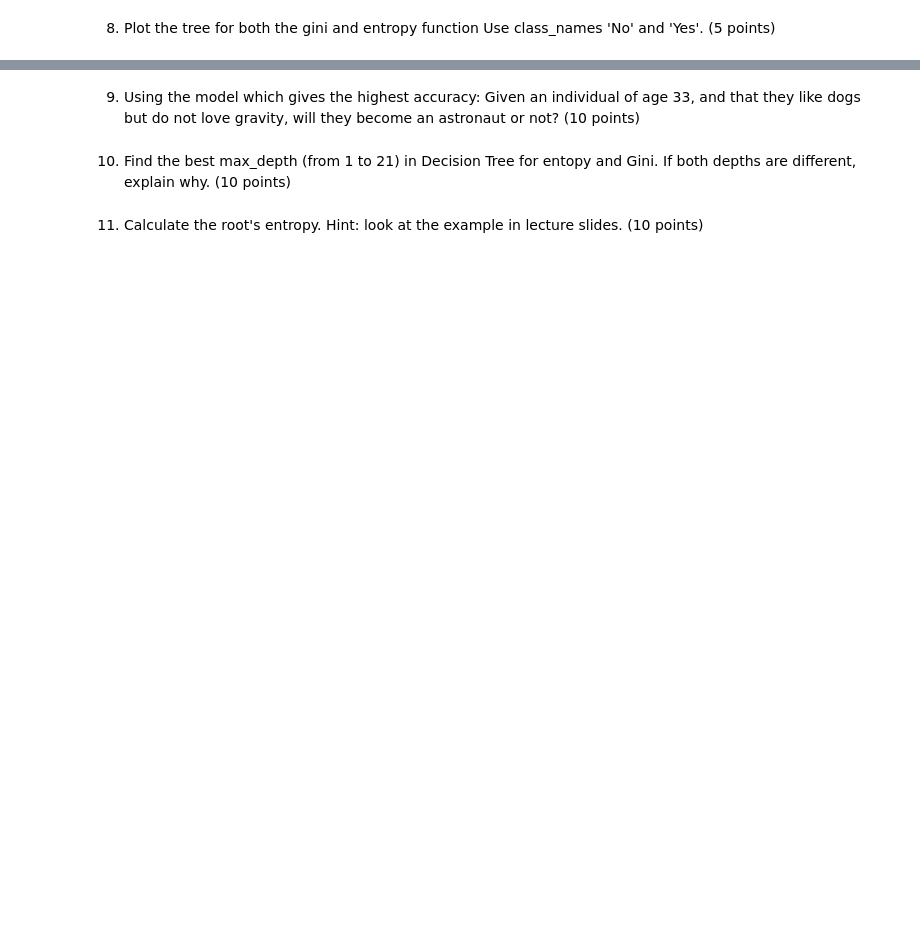
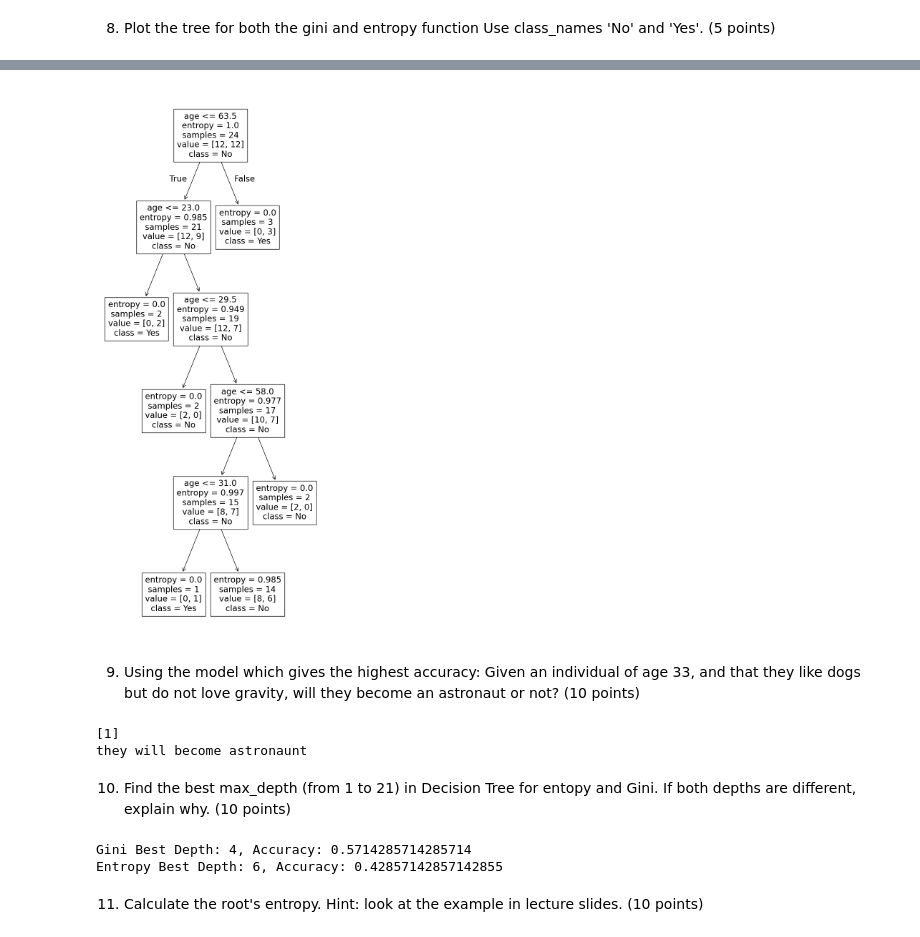
Before and after one commit to gordonnguyen/data-science-1, a Jupyter notebook: lab_3/lab3.ipynb, the cells around one changed output, grey strips where cells are left out. Drawn from its saved outputs; the diff is of its cells as text; code cells hidden in the pictures; blank space fills up the shorter version.

```diff
--- a/lab_3/lab3.ipynb
+++ b/lab_3/lab3.ipynb
@@ -104,7 +99,50 @@ Gini gives the highest accuracy, recall. Precision score are the same for both o
+# %%
+plt.figure(figsize=(8,20))
+tree.plot_tree(clf_entropy, feature_names=['age', 'like_dogs', 'likes_gravity'], class_names=['No', 'Yes'])
+plt.show()
+# %% [output]
+[figure, added]
 # %% [markdown]
  9. Using the model which gives the highest accuracy: Given an individual of age 33, and that they like dogs but do not love gravity, will they
  become an astronaut or not? (10 points)
+# %%
+sample_1 = [[33, 1, 0]]
+
+print(clf_gini.predict(sample_1))
+print('they will become astronaunt')
+# %% [output]
+[1]
+they will become astronaunt
 # %% [markdown]
 10. Find the best max_depth (from 1 to 21) in Decision Tree for entopy and Gini. If both depths are different, explain why. (10 points)
+# %%
+best_depth_gini = 0
+best_accuracy_gini = 0
+
+best_depth_entropy = 0
+best_accuracy_entropy = 0
+
+for i in range(1,22):
+    gini = DecisionTreeClassifier(criterion='gini', max_depth=i, random_state=5)
+    gini.fit(X_train, y_train)
+    gini_accuracy = accuracy_score(y_test, gini.predict(X_test))
+    if gini_accuracy > best_accuracy_gini:
+        best_depth_gini = i
+        best_accuracy_gini = gini_accuracy
+
+
+for i in range(1,22):
+    entropy = DecisionTreeClassifier(criterion='entropy', max_depth=i, random_state=5)
+    entropy.fit(X_train, y_train)
+    entropy_accuracy = accuracy_score(y_test, entropy.predict(X_test))
+    if entropy_accuracy > best_accuracy_entropy:
+        best_depth_entropy = i
+        best_accuracy_entropy = entropy_accuracy
+
+print(f"Gini Best Depth: {best_depth_gini}, Accuracy: {best_accuracy_gini}")
+print(f"Entropy Best Depth: {best_depth_entropy}, Accuracy: {best_accuracy_entropy}")
+# %% [output]
+Gini Best Depth: 4, Accuracy: 0.5714285714285714
+Entropy Best Depth: 6, Accuracy: 0.42857142857142855
 # %% [markdown]
  11. Calculate the root's entropy. Hint: look at the example in lecture slides. (10 points)
```
Also changed, not shown: parts of 9 cells of this notebook, 1 other file.
